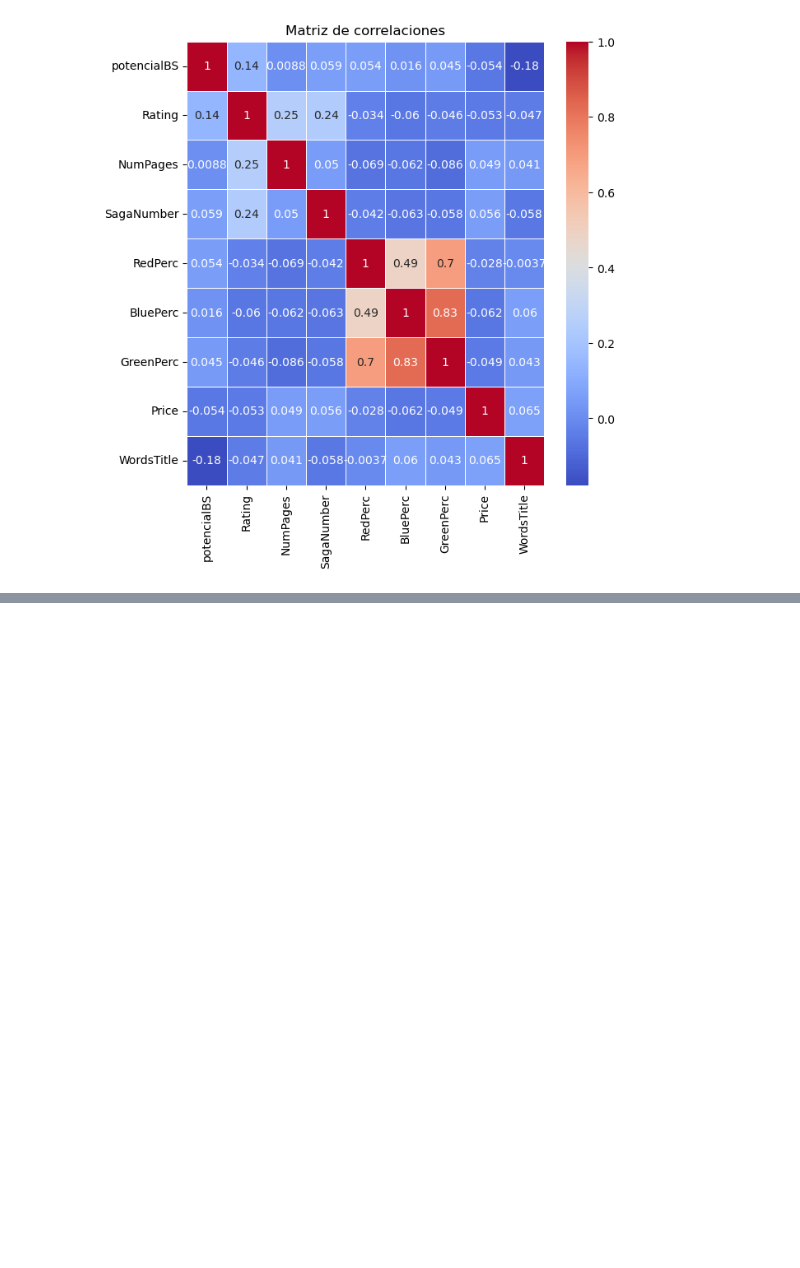
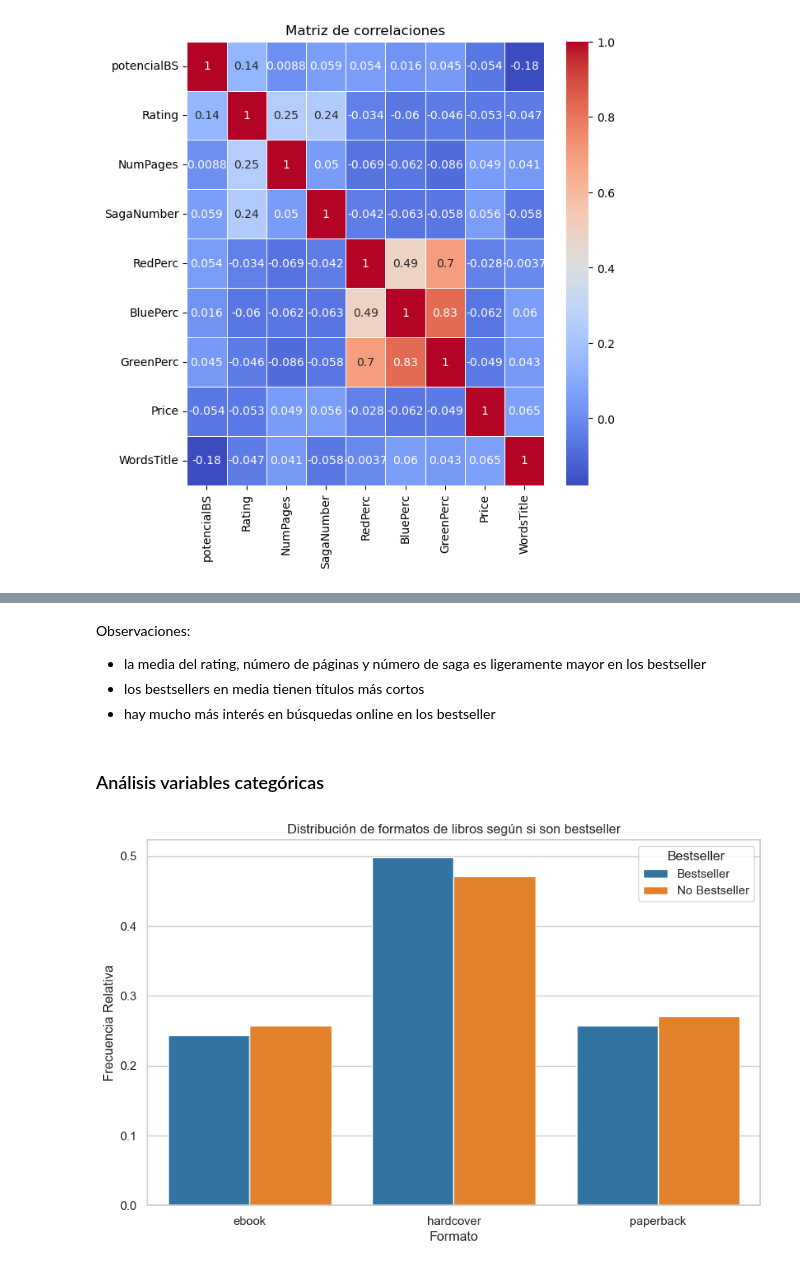
Before and after one commit to MMCCJJ/NOVELLA, a Jupyter notebook: src/exploracion/exploracion.ipynb, the cells around one changed output, grey strips where cells are left out. Saved outputs shown, nothing was run; the diff lists cells and outputs as text; code cells hidden in the pictures; blank space fills up the shorter version.

Commit message:
ADD. Añade análisis de variables numéricas y de formato por bs a exploracion.ipynb

```diff
--- a/src/exploracion/exploracion.ipynb
+++ b/src/exploracion/exploracion.ipynb
@@ -7,7 +7,7 @@ import pandas as pd
 import matplotlib.pyplot as plt
 import seaborn as sns
 # %%
-df = pd.read_csv("LIBROS_FINAL.csv")
+df = pd.read_csv("/Users/maria/Dropbox/UCM/PD1/pruebas-proyecto/LIBROS_FINAL.csv")
 # %%
 df = df.iloc[:, 3:]
 # %%
@@ -257,0 +269,7 @@ plt.show()
+# %%
+varCat = ['GenresList', 'Type']
+
+filtroBS = df['potencialBS'] == 1
+
+df_bs = df[filtroBS]
+df_nbs = df[~filtroBS]
@@ -257,0 +310,32 @@ plt.show()
+# %% [markdown]
+Observaciones:
+- la media del rating, número de páginas y número de saga es ligeramente mayor en los bestseller
+- los bestsellers en media tienen títulos más cortos
+- hay mucho más interés en búsquedas online en los bestseller
+# %% [markdown]
+### Análisis variables categóricas
+# %%
+# Calculamos las frecuencias relativas
+rf_bs = df_bs.groupby('Type').size() / len(df_bs)
+rf_nbs = df_nbs.groupby('Type').size() / len(df_nbs)
+
+# Juntamos las gráficas y reseteamos el índice
+relative_frequencies = pd.concat([rf_bs, rf_nbs], axis=1)
+relative_frequencies.reset_index(inplace=True)
+
+relative_frequencies.columns = ['Tipo', 'Bestseller', 'No Bestseller']
+relative_frequencies_melted = relative_frequencies.melt(id_vars='Tipo', var_name='Bestseller', value_name='Frecuencia Relativa')
+
+sns.set(style="whitegrid")
+
+# Dibujamos el gráfico
+plt.figure(figsize=(10, 6))
+sns.barplot(data=relative_frequencies_melted, x='Tipo', y='Frecuencia Relativa', hue='Bestseller', palette="tab10")
+
+plt.title("Distribución de formatos de libros según si son bestseller")
+plt.xlabel("Formato")
+plt.ylabel("Frecuencia Relativa")
+
+plt.show()
+# %% [output]
+[figure, added]
```
Also changed, not shown: parts of 6 cells of this notebook.
